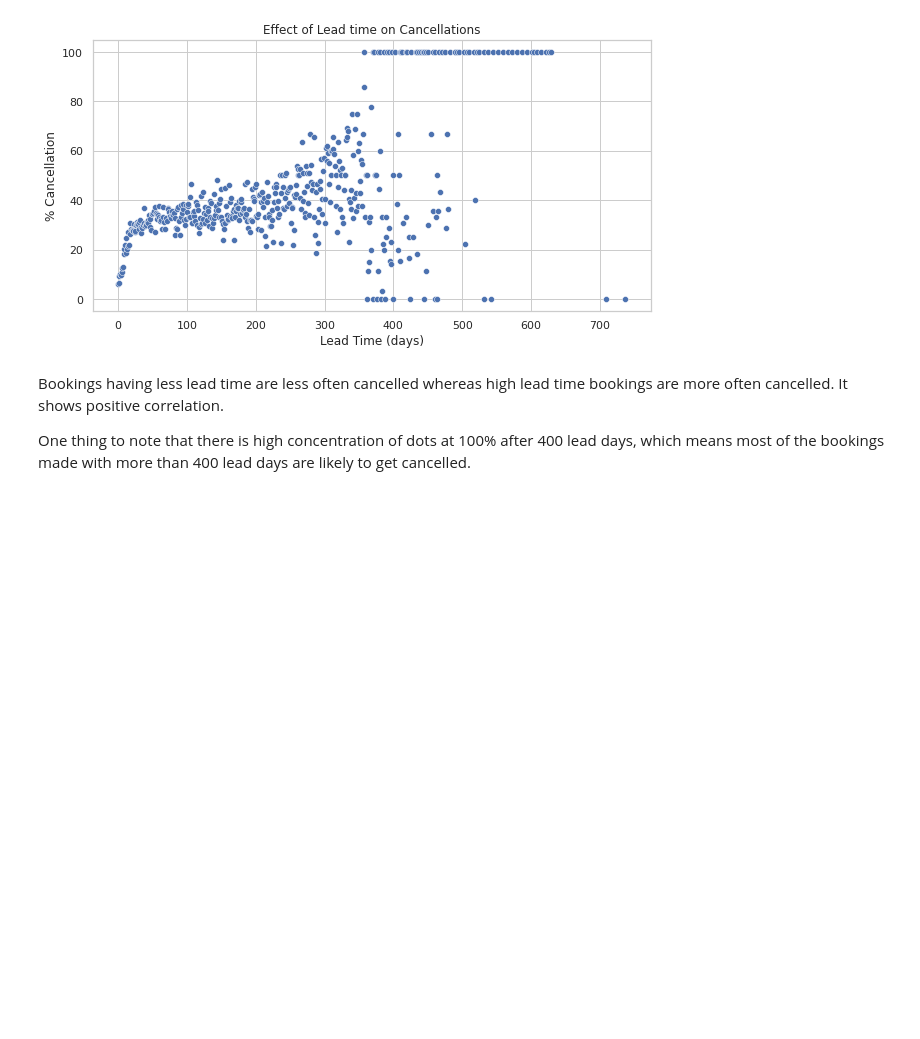
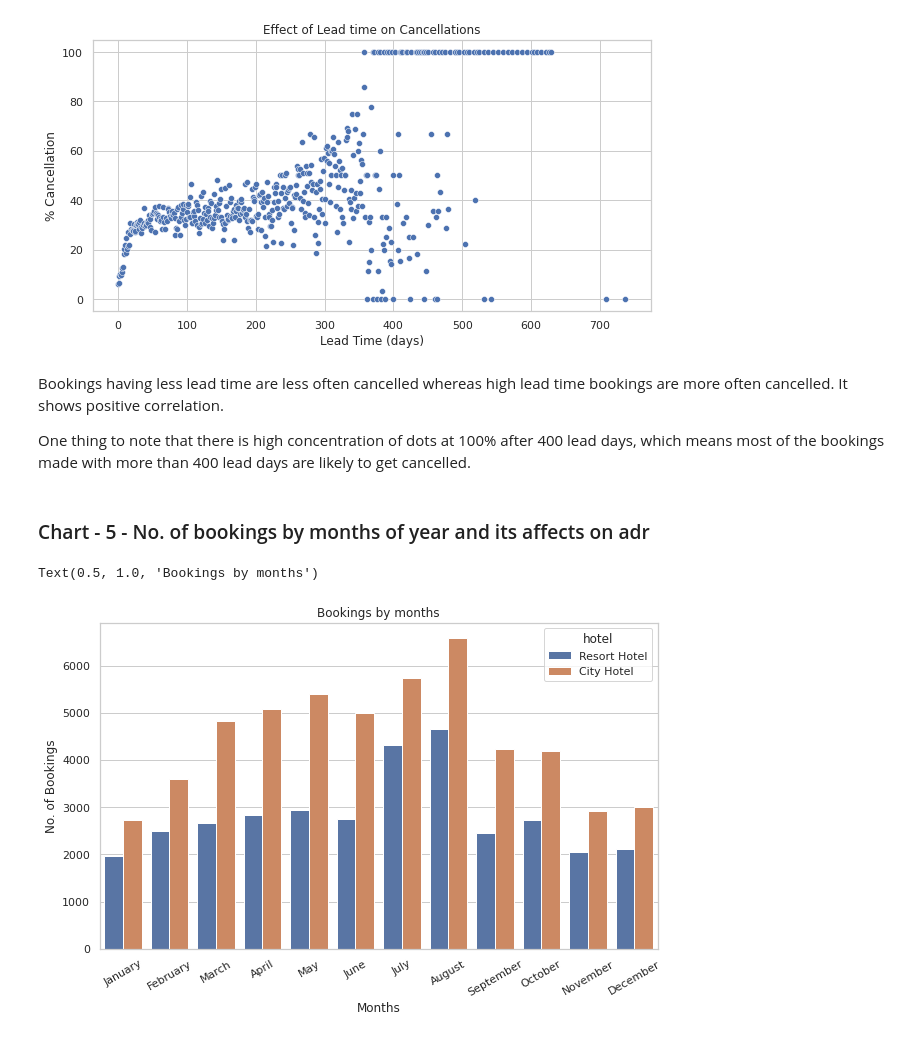
Before and after one commit to ayush9304/HotelBookingAnalysisEDA, a Jupyter notebook: EDA_Hotel_Booking_Analysis.ipynb, the cells around one changed output. Saved outputs shown, nothing was run; the diff lists cells and outputs as text; code cells hidden in the pictures; blank space fills up the shorter version.

```diff
--- a/EDA_Hotel_Booking_Analysis.ipynb
+++ b/EDA_Hotel_Booking_Analysis.ipynb
@@ -590,3 +598,15 @@ Text(0.5, 1.0, 'Effect of Lead time on Cancellations')
 Bookings having less lead time are less often cancelled whereas high lead time bookings are more often cancelled. It shows positive correlation.
 
 One thing to note that there is high concentration of dots at 100% after 400 lead days, which means most of the bookings made with more than 400 lead days are likely to get cancelled.
+# %% [markdown]
+### Chart - 5 - No. of bookings by months of year and its affects on adr
+# %%
+plt.figure(figsize=(10,6))
+sns.countplot(x='arrival_date_month', hue='hotel', data=df, order=months)
+p = plt.xticks(rotation=30)
+plt.xlabel("Months")
+plt.ylabel("No. of Bookings")
+plt.title("Bookings by months")
+# %% [output]
+Text(0.5, 1.0, 'Bookings by months')
+[figure, added]
```
Also changed, not shown: parts of 20 cells of this notebook.
